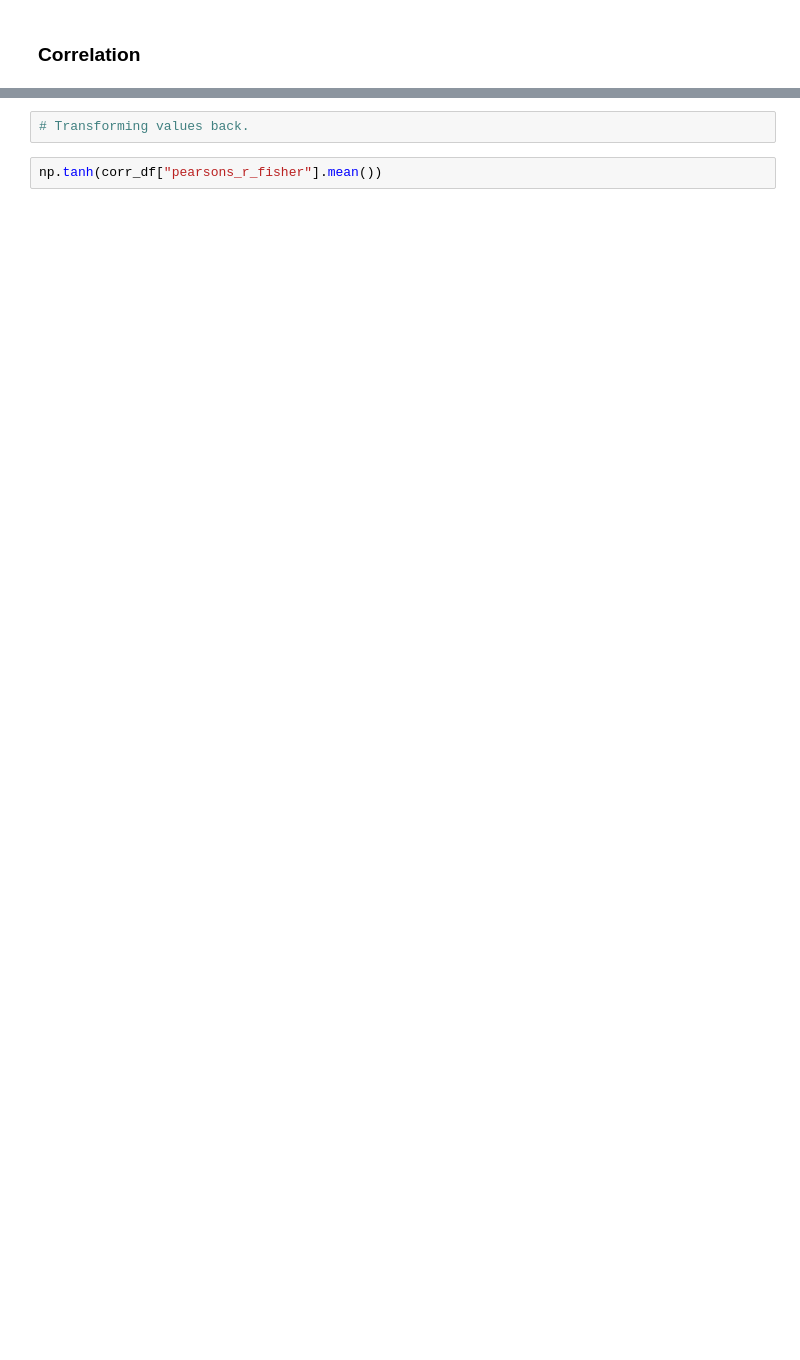
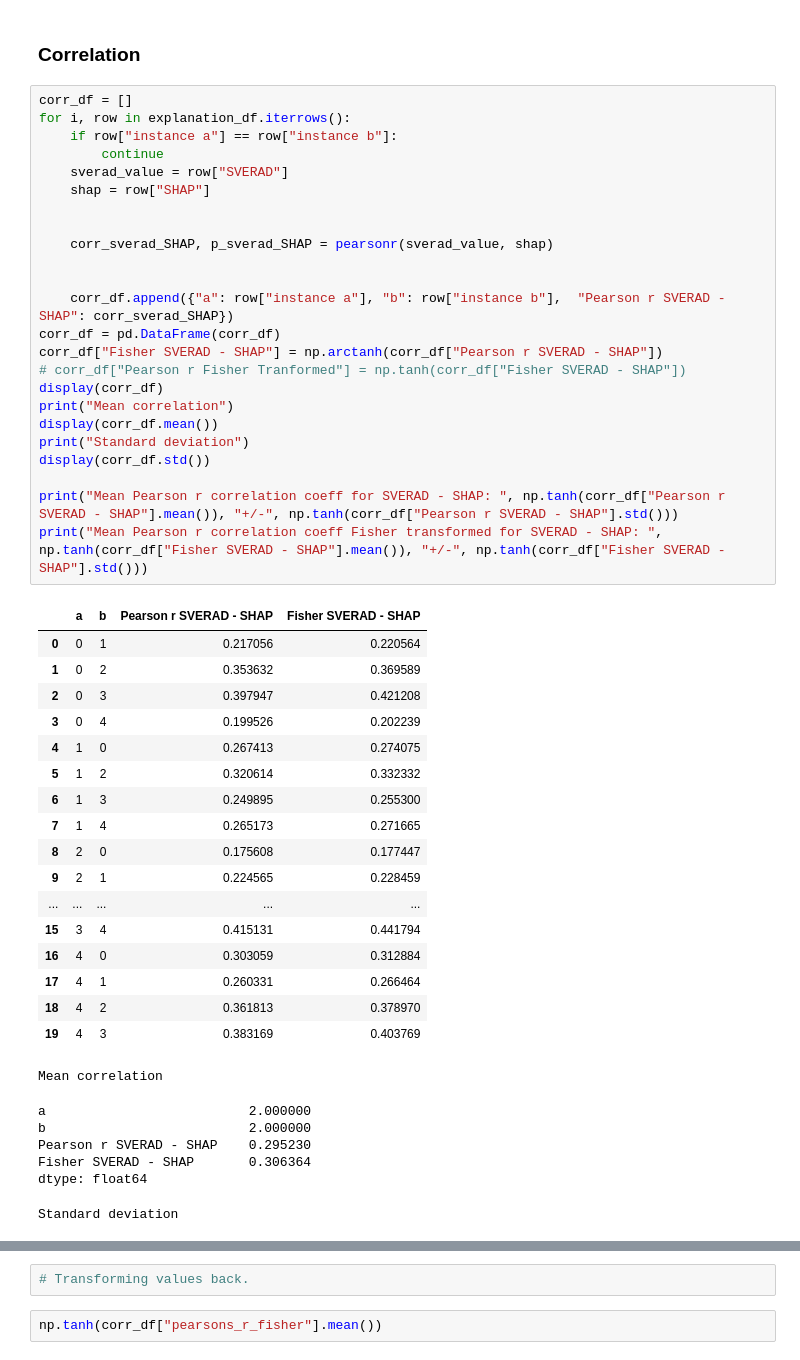
Before and after one commit to AndMastro/SVERAD, a Jupyter notebook: rbf_50_compounds_SVERAD_vs_SHAP.ipynb, the cells around one changed output, grey strips where cells are left out. Cells and saved outputs as stored; diff of their text form; blank space fills up the shorter version.

```diff
--- a/rbf_50_compounds_SVERAD_vs_SHAP.ipynb
+++ b/rbf_50_compounds_SVERAD_vs_SHAP.ipynb
@@ -129,2 +174,51 @@ KeyError: 0
 # %% [markdown]
 ### Correlation
+# %%
+corr_df = []
+for i, row in explanation_df.iterrows():
+    if row["instance a"] == row["instance b"]:
+        continue
+    sverad_value = row["SVERAD"]
+    shap = row["SHAP"]
+
+
+    corr_sverad_SHAP, p_sverad_SHAP = pearsonr(sverad_value, shap)
+
+
+    corr_df.append({"a": row["instance a"], "b": row["instance b"],  "Pearson r SVERAD - SHAP": corr_sverad_SHAP})
+corr_df = pd.DataFrame(corr_df)
+corr_df["Fisher SVERAD - SHAP"] = np.arctanh(corr_df["Pearson r SVERAD - SHAP"])
+# corr_df["Pearson r Fisher Tranformed"] = np.tanh(corr_df["Fisher SVERAD - SHAP"])
+display(corr_df)
+print("Mean correlation")
+display(corr_df.mean())
+print("Standard deviation")
+display(corr_df.std())
+
+print("Mean Pearson r correlation coeff for SVERAD - SHAP: ", np.tanh(corr_df["Pearson r SVERAD - SHAP"].mean()), "+/-", np.tanh(corr_df["Pearson r SVERAD - SHAP"].std()))
+print("Mean Pearson r correlation coeff Fisher transformed for SVERAD - SHAP: ", np.tanh(corr_df["Fisher SVERAD - SHAP"].mean()), "+/-", np.tanh(corr_df["Fisher SVERAD - SHAP"].std()))
+# %% [output]
+|  | a | b | Pearson r SVERAD - SHAP | Fisher SVERAD - SHAP |
+| 0 | 0 | 1 | 0.217056 | 0.220564 |
+| 1 | 0 | 2 | 0.353632 | 0.369589 |
+| 2 | 0 | 3 | 0.397947 | 0.421208 |
+| 3 | 0 | 4 | 0.199526 | 0.202239 |
+| 4 | 1 | 0 | 0.267413 | 0.274075 |
+| 5 | 1 | 2 | 0.320614 | 0.332332 |
+| 6 | 1 | 3 | 0.249895 | 0.255300 |
+| 7 | 1 | 4 | 0.265173 | 0.271665 |
+| 8 | 2 | 0 | 0.175608 | 0.177447 |
+| 9 | 2 | 1 | 0.224565 | 0.228459 |
+| ... | ... | ... | ... | ... |
+| 15 | 3 | 4 | 0.415131 | 0.441794 |
+| 16 | 4 | 0 | 0.303059 | 0.312884 |
+| 17 | 4 | 1 | 0.260331 | 0.266464 |
+| 18 | 4 | 2 | 0.361813 | 0.378970 |
+| 19 | 4 | 3 | 0.383169 | 0.403769 |
+Mean correlation
+a                          2.000000
+b                          2.000000
+Pearson r SVERAD - SHAP    0.295230
+Fisher SVERAD - SHAP       0.306364
+dtype: float64
+Standard deviation
```
Also changed, not shown: parts of 22 cells of this notebook, 2 other files.
